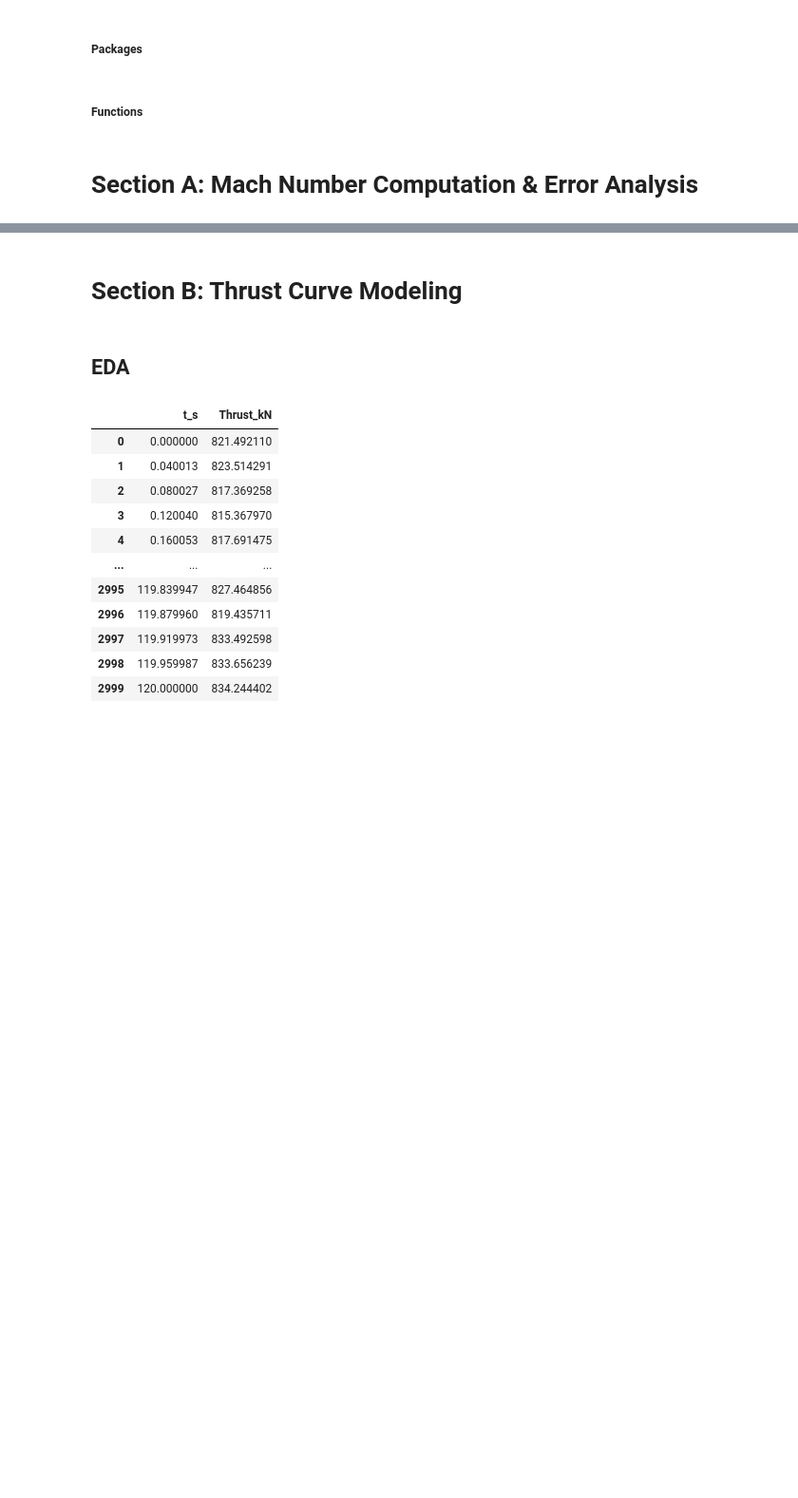
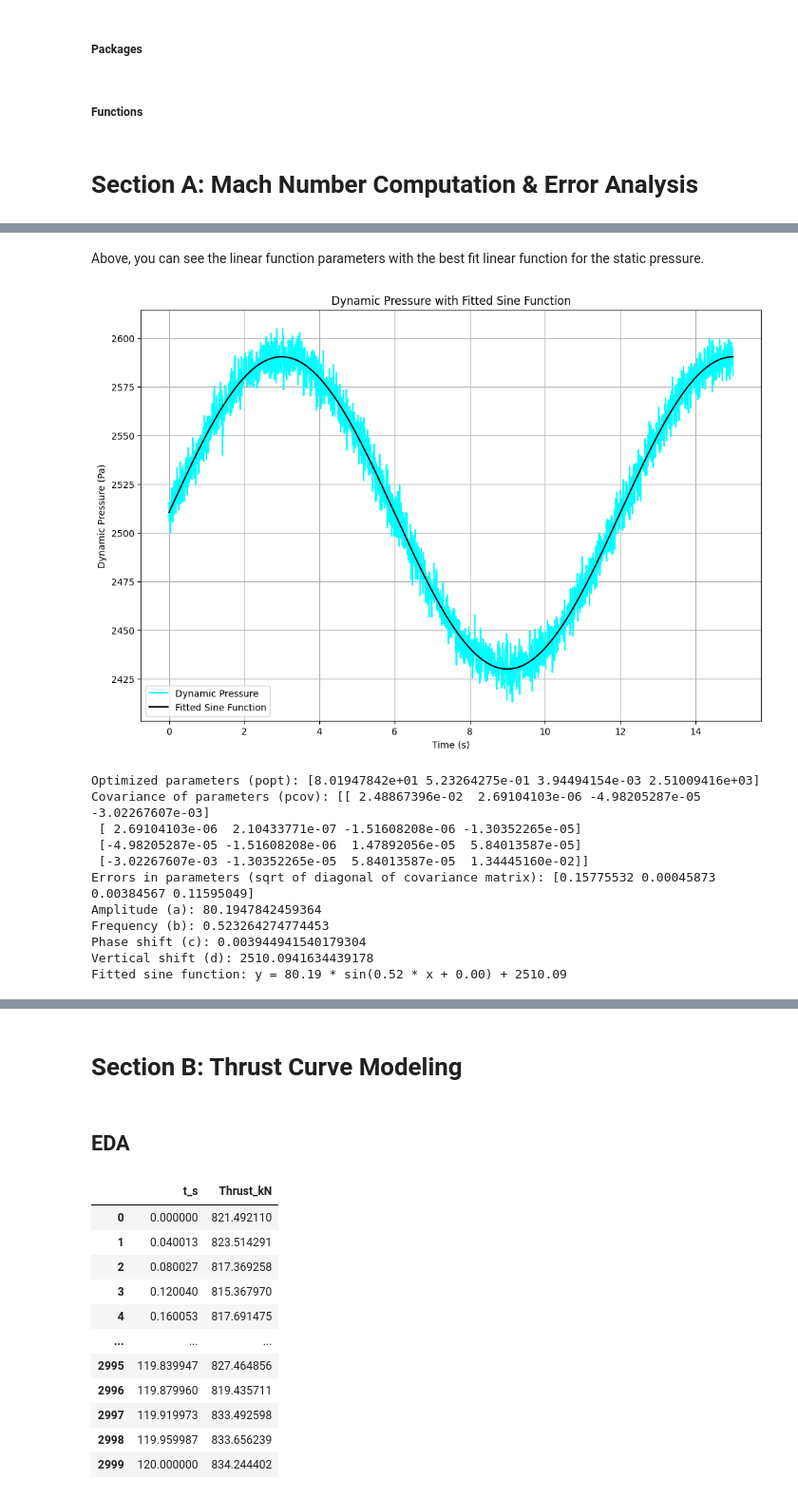
Before and after one commit to bennicholson2/final_project, a Jupyter notebook: code/final_project.ipynb, the cells around one changed output, grey strips where cells are left out. Shown at 95% size. Cells and saved outputs as stored; diff of their text form; code cells hidden in the pictures; blank space fills up the shorter version.

```diff
--- a/code/final_project.ipynb
+++ b/code/final_project.ipynb
@@ -17,0 +112,65 @@ def spline_poly_i(x, i, cs):
+# %% [markdown]
+Above, you can see the linear function parameters with the best fit linear function for the static pressure.
+# %%
+def plot_dynamic_pressure():
+    """
+    A sine function to match the dynamic pressure data.
+    """
+    # Define the sine function
+    def sine_function(x, a, b, c, d):
+        """
+        Sine function to fit the data.
+        :param x: Input value
+        :param a: Amplitude
+        :param b: Frequency
+        :param c: Phase shift
+        :param d: Vertical shift
+        :return: Sine value
+        """
+        return a * np.sin(b * x + c) + d
+
+    # Fit the data to the sine function
+    from scipy.optimize import curve_fit
+    popt, pcov = curve_fit(sine_function, pressure['t_s'].to_numpy(), pressure['P_dynamic_Pa'].to_numpy(), p0=[98, np.pi/6, 0, 2500])
+    a, b, c, d = popt
+
+    # Generate x values for the fitted sine function
+    x_fit = np.linspace(pressure['t_s'].min(), pressure['t_s'].max(), 1000)
+    y_fit = sine_function(x_fit, a, b, c, d)
+
+    # Plot the dynamic pressure data
+    plt.figure(figsize=(12, 8))
+    plt.plot(pressure['t_s'].to_numpy(), pressure['P_dynamic_Pa'].to_numpy(), label='Dynamic Pressure', color='cyan')
+    plt.plot(x_fit, y_fit, label='Fitted Sine Function', color='black')
+    plt.title('Dynamic Pressure with Fitted Sine Function')
+    plt.xlabel('Time (s)')
+    plt.ylabel('Dynamic Pressure (Pa)')
+    plt.legend()
+    plt.grid()
+    plt.show()
+
+    # Print the sine function parameters and covariance matrix and the errors
+    print("Optimized parameters (popt):", popt)
+    print("Covariance of parameters (pcov):", pcov)
+    print("Errors in parameters (sqrt of diagonal of covariance matrix):", np.sqrt(np.diag(pcov)))
+    print("Amplitude (a):", a)
+    print("Frequency (b):", b)
+    print("Phase shift (c):", c)
+    print("Vertical shift (d):", d)
+    print("Fitted sine function: y = {:.2f} * sin({:.2f} * x + {:.2f}) + {:.2f}".format(a, b, c, d))
+
+# Call the function to plot the dynamic pressure
+plot_dynamic_pressure()
+# %% [output]
+[figure, added]
+Optimized parameters (popt): [8.01947842e+01 5.23264275e-01 3.94494154e-03 2.51009416e+03]
+Covariance of parameters (pcov): [[ 2.48867396e-02  2.69104103e-06 -4.98205287e-05 -3.02267607e-03]
+ [ 2.69104103e-06  2.10433771e-07 -1.51608208e-06 -1.30352265e-05]
+ [-4.98205287e-05 -1.51608208e-06  1.47892056e-05  5.84013587e-05]
+ [-3.02267607e-03 -1.30352265e-05  5.84013587e-05  1.34445160e-02]]
+Errors in parameters (sqrt of diagonal of covariance matrix): [0.15775532 0.00045873 0.00384567 0.11595049]
+Amplitude (a): 80.1947842459364
+Frequency (b): 0.523264274774453
+Phase shift (c): 0.003944941540179304
+Vertical shift (d): 2510.0941634439178
+Fitted sine function: y = 80.19 * sin(0.52 * x + 0.00) + 2510.09
```
Also changed, not shown: parts of 33 cells of this notebook.
